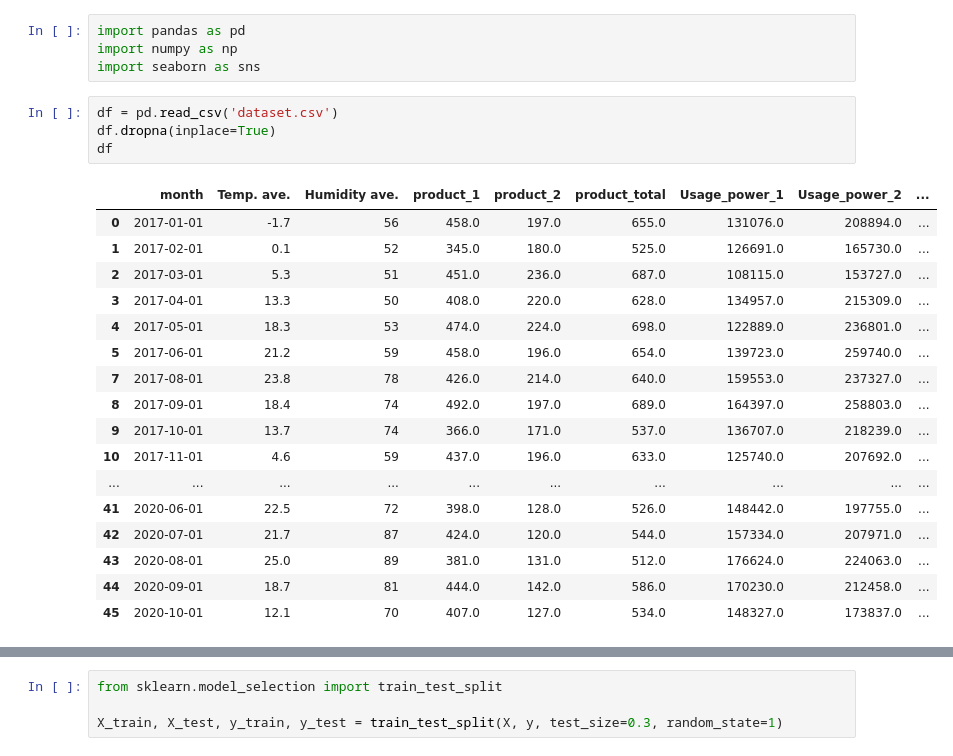
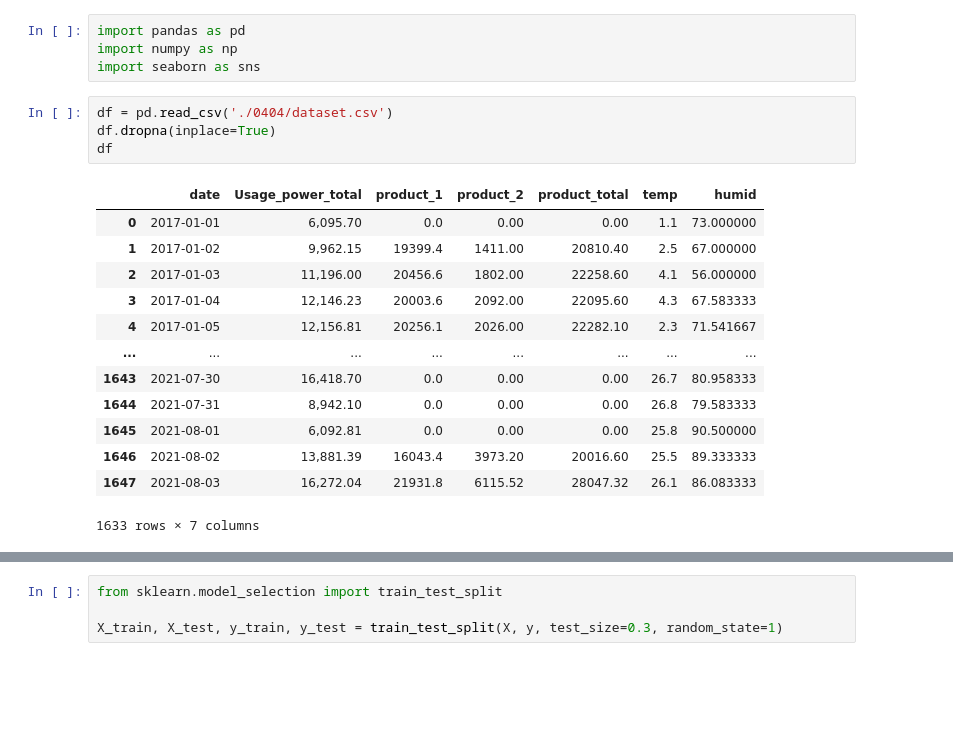
Before and after one commit to jihwanK/data_science, a Jupyter notebook: hyungah/fems_ml.ipynb, the cells around one changed output, grey strips where cells are left out. Drawn from its saved outputs; the diff is of its cells as text; blank space fills up the shorter version.

```diff
--- a/hyungah/fems_ml.ipynb
+++ b/hyungah/fems_ml.ipynb
@@ -3,25 +3,21 @@ import pandas as pd
 import numpy as np
 import seaborn as sns
 # %%
-df = pd.read_csv('dataset.csv')
+df = pd.read_csv('./0404/dataset.csv')
 df.dropna(inplace=True)
 df
 # %% [output]
-|  | month | Temp. ave. | Humidity ave. | product_1 | product_2 | product_total | Usage_power_1 | Usage_power_2 | ... |
-| 0 | 2017-01-01 | -1.7 | 56 | 458.0 | 197.0 | 655.0 | 131076.0 | 208894.0 | ... |
-| 1 | 2017-02-01 | 0.1 | 52 | 345.0 | 180.0 | 525.0 | 126691.0 | 165730.0 | ... |
-| 2 | 2017-03-01 | 5.3 | 51 | 451.0 | 236.0 | 687.0 | 108115.0 | 153727.0 | ... |
-| 3 | 2017-04-01 | 13.3 | 50 | 408.0 | 220.0 | 628.0 | 134957.0 | 215309.0 | ... |
-| 4 | 2017-05-01 | 18.3 | 53 | 474.0 | 224.0 | 698.0 | 122889.0 | 236801.0 | ... |
-| 5 | 2017-06-01 | 21.2 | 59 | 458.0 | 196.0 | 654.0 | 139723.0 | 259740.0 | ... |
-| 7 | 2017-08-01 | 23.8 | 78 | 426.0 | 214.0 | 640.0 | 159553.0 | 237327.0 | ... |
-| 8 | 2017-09-01 | 18.4 | 74 | 492.0 | 197.0 | 689.0 | 164397.0 | 258803.0 | ... |
-| 9 | 2017-10-01 | 13.7 | 74 | 366.0 | 171.0 | 537.0 | 136707.0 | 218239.0 | ... |
-| 10 | 2017-11-01 | 4.6 | 59 | 437.0 | 196.0 | 633.0 | 125740.0 | 207692.0 | ... |
-| ... | ... | ... | ... | ... | ... | ... | ... | ... | ... |
-| 41 | 2020-06-01 | 22.5 | 72 | 398.0 | 128.0 | 526.0 | 148442.0 | 197755.0 | ... |
-| 42 | 2020-07-01 | 21.7 | 87 | 424.0 | 120.0 | 544.0 | 157334.0 | 207971.0 | ... |
-| 43 | 2020-08-01 | 25.0 | 89 | 381.0 | 131.0 | 512.0 | 176624.0 | 224063.0 | ... |
-| 44 | 2020-09-01 | 18.7 | 81 | 444.0 | 142.0 | 586.0 | 170230.0 | 212458.0 | ... |
-| 45 | 2020-10-01 | 12.1 | 70 | 407.0 | 127.0 | 534.0 | 148327.0 | 173837.0 | ... |
+|  | date | Usage_power_total | product_1 | product_2 | product_total | temp | humid |
+| 0 | 2017-01-01 | 6,095.70 | 0.0 | 0.00 | 0.00 | 1.1 | 73.000000 |
+| 1 | 2017-01-02 | 9,962.15 | 19399.4 | 1411.00 | 20810.40 | 2.5 | 67.000000 |
+| 2 | 2017-01-03 | 11,196.00 | 20456.6 | 1802.00 | 22258.60 | 4.1 | 56.000000 |
+| 3 | 2017-01-04 | 12,146.23 | 20003.6 | 2092.00 | 22095.60 | 4.3 | 67.583333 |
+| 4 | 2017-01-05 | 12,156.81 | 20256.1 | 2026.00 | 22282.10 | 2.3 | 71.541667 |
+| ... | ... | ... | ... | ... | ... | ... | ... |
+| 1643 | 2021-07-30 | 16,418.70 | 0.0 | 0.00 | 0.00 | 26.7 | 80.958333 |
+| 1644 | 2021-07-31 | 8,942.10 | 0.0 | 0.00 | 0.00 | 26.8 | 79.583333 |
+| 1645 | 2021-08-01 | 6,092.81 | 0.0 | 0.00 | 0.00 | 25.8 | 90.500000 |
+| 1646 | 2021-08-02 | 13,881.39 | 16043.4 | 3973.20 | 20016.60 | 25.5 | 89.333333 |
+| 1647 | 2021-08-03 | 16,272.04 | 21931.8 | 6115.52 | 28047.32 | 26.1 | 86.083333 |
+1633 rows × 7 columns
 # %%
```
Also changed, not shown: parts of 2 cells of this notebook.
